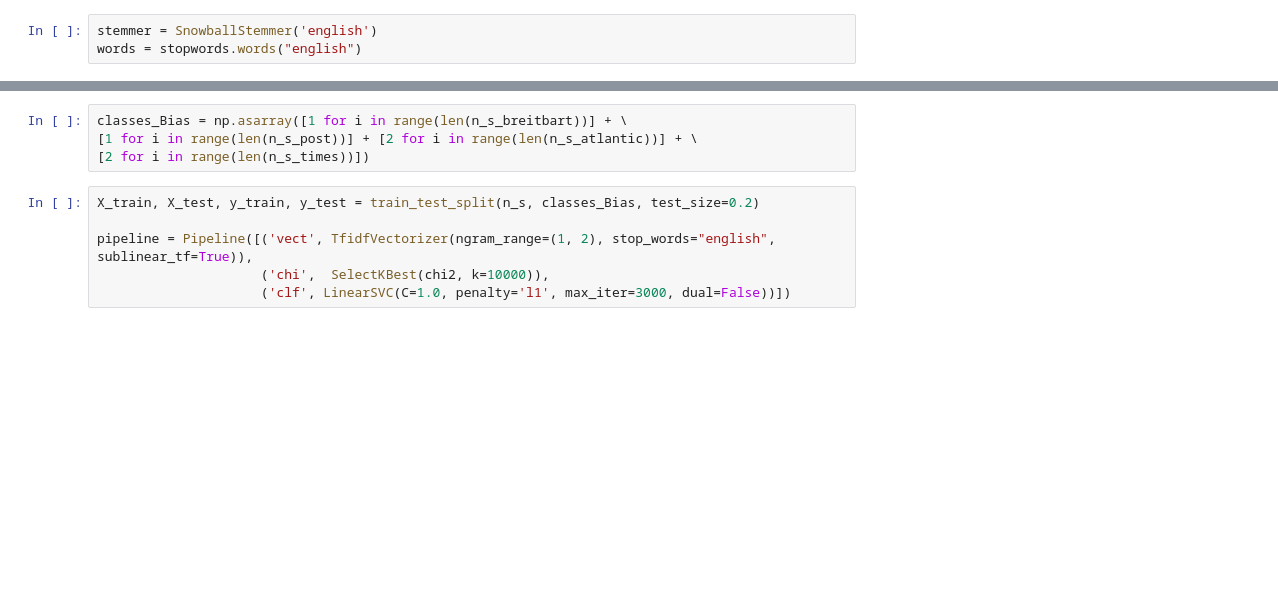
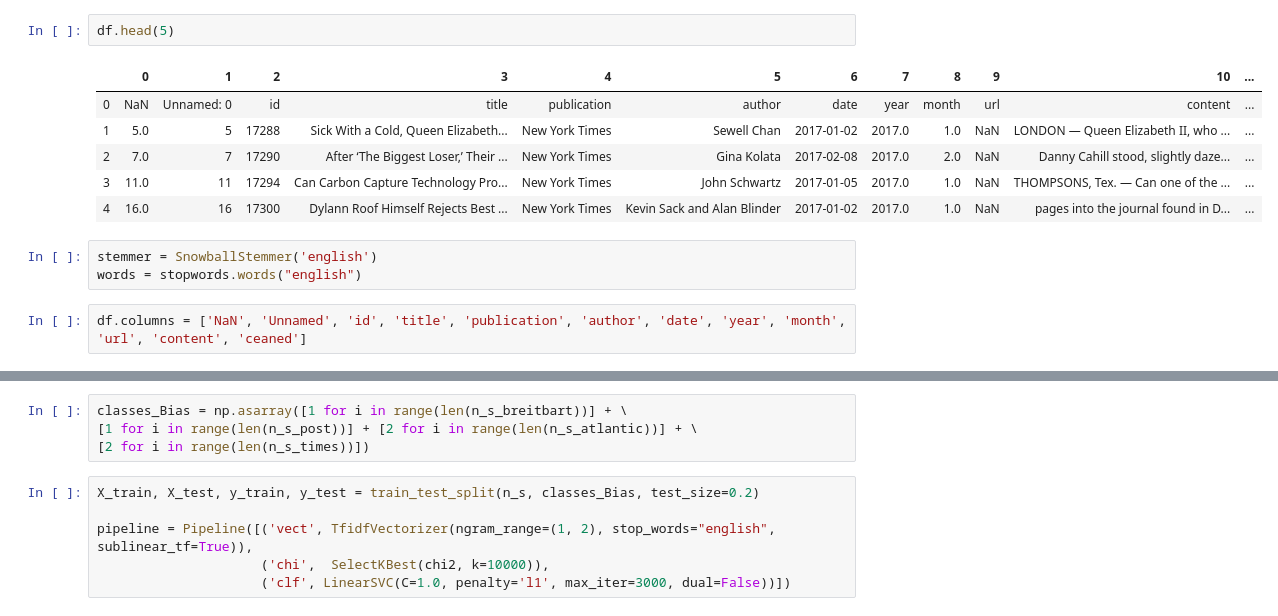
Before and after one commit to jon-infante/BiasDetector, a Jupyter notebook: Intensive.ipynb, the cells around one changed output, grey strips where cells are left out. Cells and saved outputs as stored; diff of their text form; blank space fills up the shorter version.

```diff
--- a/Intensive.ipynb
+++ b/Intensive.ipynb
@@ -15,3 +19,14 @@ df2 = pd.read_pickle('env/datasets/cleaned_articles2.pkl')
+# %%
+df.head(5)
+# %% [output]
+|  | 0 | 1 | 2 | 3 | 4 | 5 | 6 | 7 | 8 | 9 | 10 | ... |
+| 0 | NaN | Unnamed: 0 | id | title | publication | author | date | year | month | url | content | ... |
+| 1 | 5.0 | 5 | 17288 | Sick With a Cold, Queen Elizabeth... | New York Times | Sewell Chan | 2017-01-02 | 2017.0 | 1.0 | NaN | LONDON — Queen Elizabeth II, who ... | ... |
+| 2 | 7.0 | 7 | 17290 | After ‘The Biggest Loser,’ Their ... | New York Times | Gina Kolata | 2017-02-08 | 2017.0 | 2.0 | NaN | Danny Cahill stood, slightly daze... | ... |
+| 3 | 11.0 | 11 | 17294 | Can Carbon Capture Technology Pro... | New York Times | John Schwartz | 2017-01-05 | 2017.0 | 1.0 | NaN | THOMPSONS, Tex. — Can one of the ... | ... |
+| 4 | 16.0 | 16 | 17300 | Dylann Roof Himself Rejects Best ... | New York Times | Kevin Sack and Alan Blinder | 2017-01-02 | 2017.0 | 1.0 | NaN | pages into the journal found in D... | ... |
 # %%
 stemmer = SnowballStemmer('english')
 words = stopwords.words("english")
+# %%
+df.columns = ['NaN', 'Unnamed', 'id', 'title', 'publication', 'author', 'date', 'year', 'month', 'url', 'content', 'ceaned']
```
Also changed, not shown: parts of 9 cells of this notebook, 55 other files.
